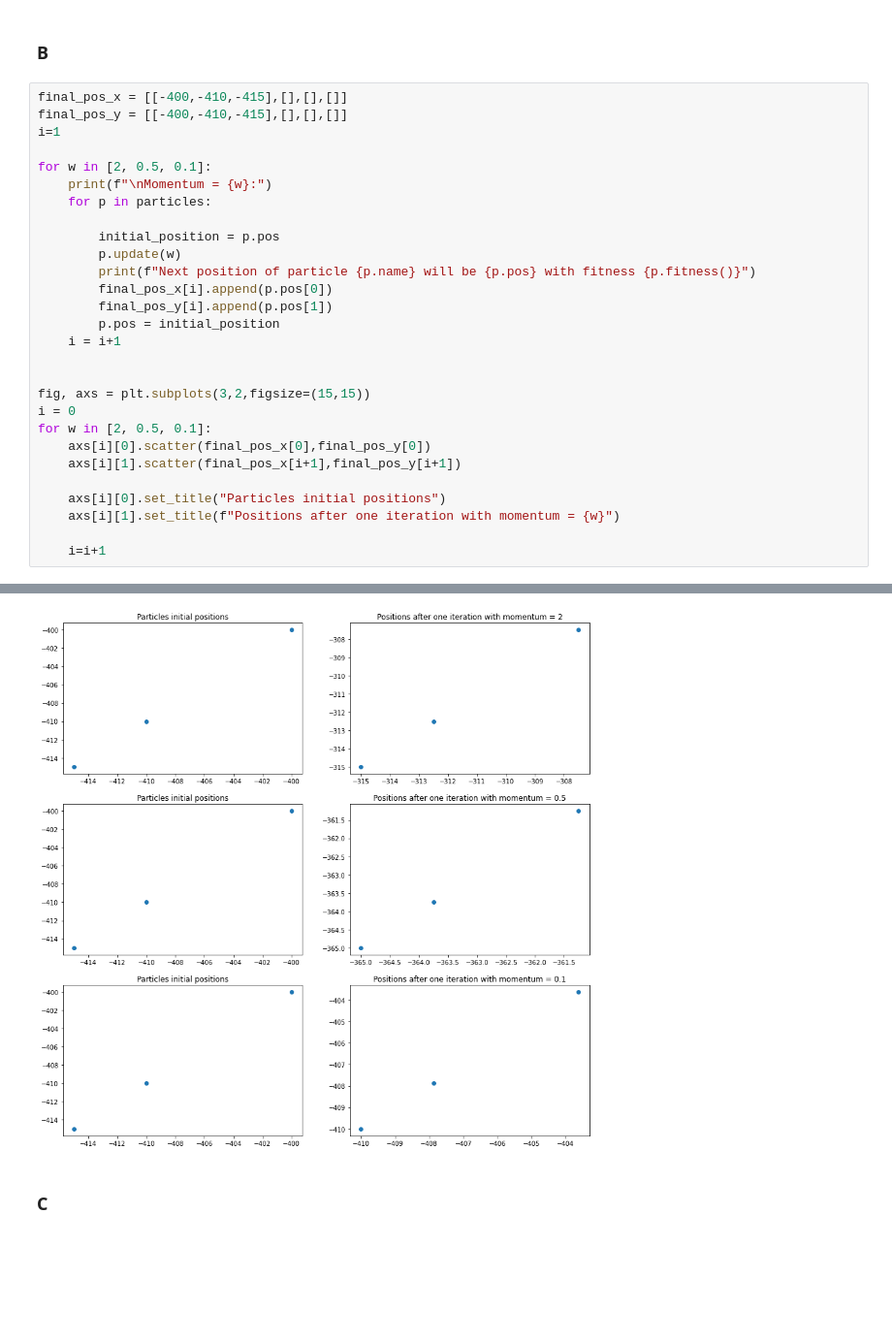
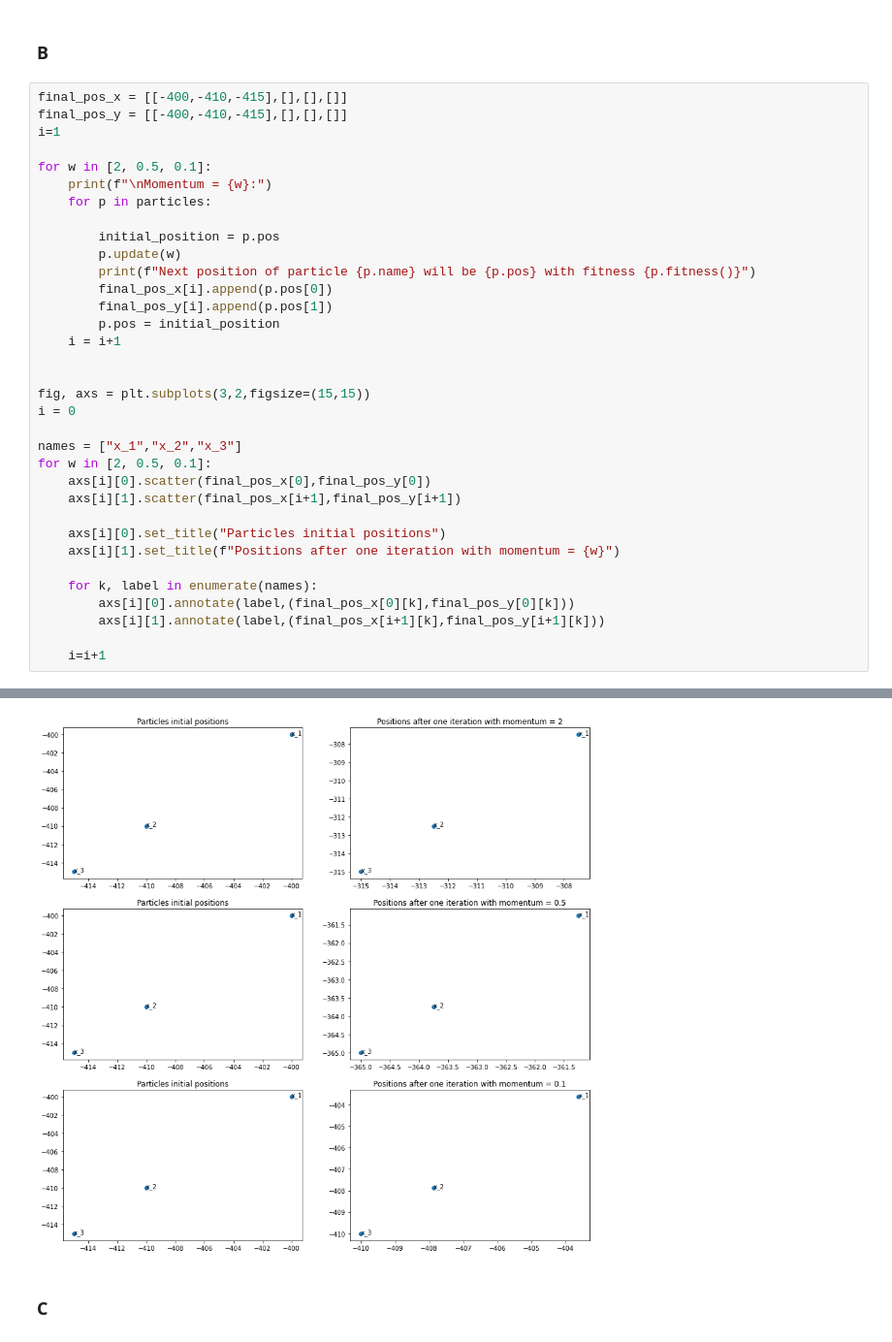
Before and after one commit to daanrs/nacu, a Jupyter notebook: assignment_2/Assignment2_1.ipynb, the cells around one changed output, grey strips where cells are left out. Shown at 97% size. Cells and saved outputs as stored; diff of their text form; blank space fills up the shorter version.

```diff
--- a/assignment_2/Assignment2_1.ipynb
+++ b/assignment_2/Assignment2_1.ipynb
@@ -82,34 +82,40 @@ for w in [2, 0.5, 0.1]:
         final_pos_y[i].append(p.pos[1])
         p.pos = initial_position
     i = i+1
 
 
 fig, axs = plt.subplots(3,2,figsize=(15,15))
 i = 0
+
+names = ["x_1","x_2","x_3"]
 for w in [2, 0.5, 0.1]:
     axs[i][0].scatter(final_pos_x[0],final_pos_y[0])
     axs[i][1].scatter(final_pos_x[i+1],final_pos_y[i+1])
 
     axs[i][0].set_title("Particles initial positions")
     axs[i][1].set_title(f"Positions after one iteration with momentum = {w}")
 
+    for k, label in enumerate(names):
+        axs[i][0].annotate(label,(final_pos_x[0][k],final_pos_y[0][k]))
+        axs[i][1].annotate(label,(final_pos_x[i+1][k],final_pos_y[i+1][k]))
+
     i=i+1
 # %% [output]
 Momentum = 2:
 Next position of particle x_1 will be [-307.5 -307.5] with fitness -594.8142409658482
 Next position of particle x_2 will be [-312.5 -312.5] with fitness -575.9280862711123
 Next position of particle x_3 will be [-315. -315.] with fitness -561.8363811214956
 
 Momentum = 0.5:
 Next position of particle x_1 will be [-361.25 -361.25] with fitness 112.98269335704535
 Next position of particle x_2 will be [-363.75 -363.75] with fitness 160.66078071047627
 Next position of particle x_3 will be [-365. -365.] with fitness 184.43387736965266
 
 Momentum = 0.1:
 Next position of particle x_1 will be [-403.625 -403.625] with fitness 763.7105604626043
 Next position of particle x_2 will be [-407.875 -407.875] with fitness 795.2906649877904
 Next position of particle x_3 will be [-410. -410.] with fitness 807.9150929576671
-[figure, old version]
+[figure, new version]
 # %% [markdown]
 ### C
 # %% [markdown]
```
